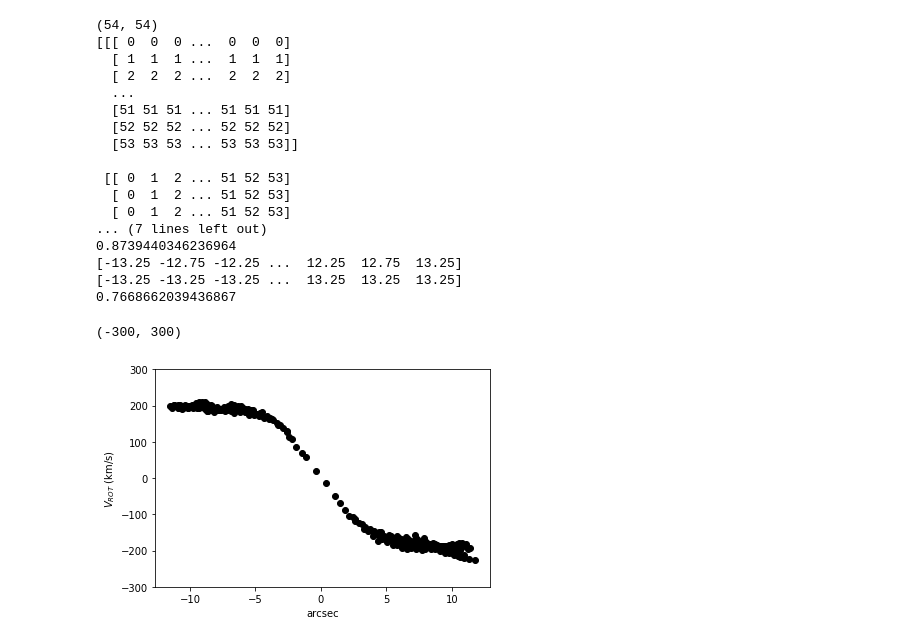
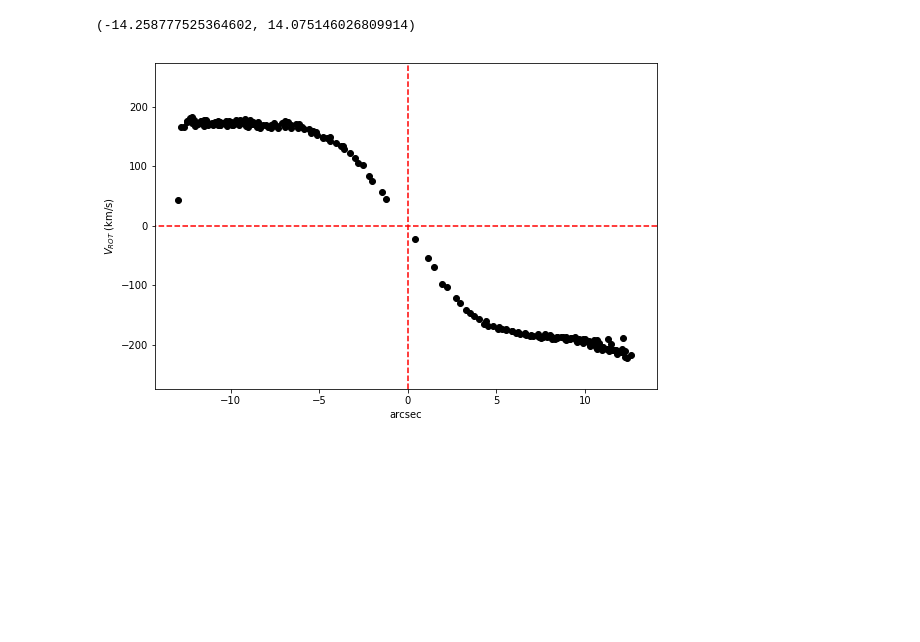
Before and after one commit to astrohchung/manga_rc_tuto, a Jupyter notebook: manga_rc_tuto.ipynb, the cells around one changed output. Cells and saved outputs as stored; diff of their text form; code cells hidden in the pictures; blank space fills up the shorter version.

```diff
--- a/manga_rc_tuto.ipynb
+++ b/manga_rc_tuto.ipynb
@@ -105,65 +430,47 @@ Text(0,0.5,'arcsec')
 # %%
-print(velmap.shape)
-print(np.indices(velmap.shape))
-a=(np.indices(velmap.shape))
-print(a.shape)
 aidx=np.arange(nx*ny)
-print(aidx % nx)
-print(aidx // nx)
+
 ix=aidx % nx
 iy=aidx // ny
 
-incl=60/180*pi
-incl=np.arccos(0.64180700)
-print(incl)
-phi0=28.838100/180*pi+pi/2
+incl=np.arccos(nsa_elpetro_ba)
+phi0=(nsa_elpetro_phi+90)/180*pi
+cent_x, cent_y = 0, 0
 
-cent_x=0
-cent_y=0
+incl=1.0487251
+phi0=0.49254251+pi/2
+cent_x, cent_y = 0.46911, 0.451718
 
 x_obs=(ix-(nx/2-0.5))*0.5
 y_obs=(iy-(ny/2-0.5))*0.5
 r_obs=((x_obs-cent_x)**2+(y_obs-cent_y)**2)**0.5
 
-tanval=((y_obs-cent_y)/(x_obs-cent_x+r_obs))
+tan_half_phi_obs=((y_obs-cent_y)/(x_obs-cent_x+r_obs))
 
-phi_obs=2*np.arctan(tanval)
-tan_theta=np.tan(phi_obs-phi0)/np.cos(incl)
-cos_theta=1/((1+tan_theta**2)**0.5)
-r_gal=r_obs*np.cos(phi_obs-phi0)/cos_theta
+phi_obs=2*np.arctan(tan_half_phi_obs)
+tan_phi_gal=np.tan(phi_obs-phi0)/np.cos(incl)
+cos_phi_gal=1/((1+tan_phi_gal**2)**0.5)
+r_gal=r_obs*np.cos(phi_obs-phi0)/cos_phi_gal
 
-v_rot=velmap.flatten()/cos_theta/np.sin(incl)
+v_rot=pvelmap.flatten()/cos_phi_gal/np.sin(incl)
 
-major_idx=np.flatnonzero(np.abs( (phi_obs-phi0)/pi*180 % 180 ) < 30)
+max_angle=20
+major_idx=np.flatnonzero(np.abs((phi_obs-phi0)/pi*180 % 180 ) < max_angle)
 r_gal=r_gal[major_idx]
 v_rot=v_rot[major_idx]
 
-print(x_obs)
-print(y_obs)
-print(np.sin(incl))
+yamp=np.max(v_rot[np.isfinite(np.abs(v_rot))])*1.5
+xamp=np.max(r_gal[np.isfinite(np.abs(r_gal))])*1
+plt.plot(r_gal, v_rot, 'ko')
+xlim=plt.xlim()
+plt.plot([-xamp, xamp], [0,0], 'r--')
+plt.plot([0,0], [-yamp,yamp], 'r--')
+
+plt.xlabel('arcsec')
+plt.ylabel('$V_{ROT}$ (km/s) ')
+# print(v_rot[np.isfinite(v_rot)])
+plt.ylim([-yamp,yamp])
+plt.xlim(xlim)
 # %% [output]
-(54, 54)
-[[[ 0  0  0 ...  0  0  0]
-  [ 1  1  1 ...  1  1  1]
-  [ 2  2  2 ...  2  2  2]
-  ...
-  [51 51 51 ... 51 51 51]
-  [52 52 52 ... 52 52 52]
-  [53 53 53 ... 53 53 53]]
-
- [[ 0  1  2 ... 51 52 53]
-  [ 0  1  2 ... 51 52 53]
-  [ 0  1  2 ... 51 52 53]
-... (7 lines left out)
-0.8739440346236964
-[-13.25 -12.75 -12.25 ...  12.25  12.75  13.25]
-[-13.25 -13.25 -13.25 ...  13.25  13.25  13.25]
-0.7668662039436867
+(-14.258777525364602, 14.075146026809914)
+[figure, added]
-# %%
-plt.plot(r_gal, v_rot, 'ko')
-plt.xlabel('arcsec')
-plt.ylabel('$V_{ROT}$ (km/s) ')
-plt.ylim([-300,300])
-# %% [output]
-(-300, 300)
-[figure, removed]
```
Also changed, not shown: parts of 20 cells of this notebook, 6 other files.
